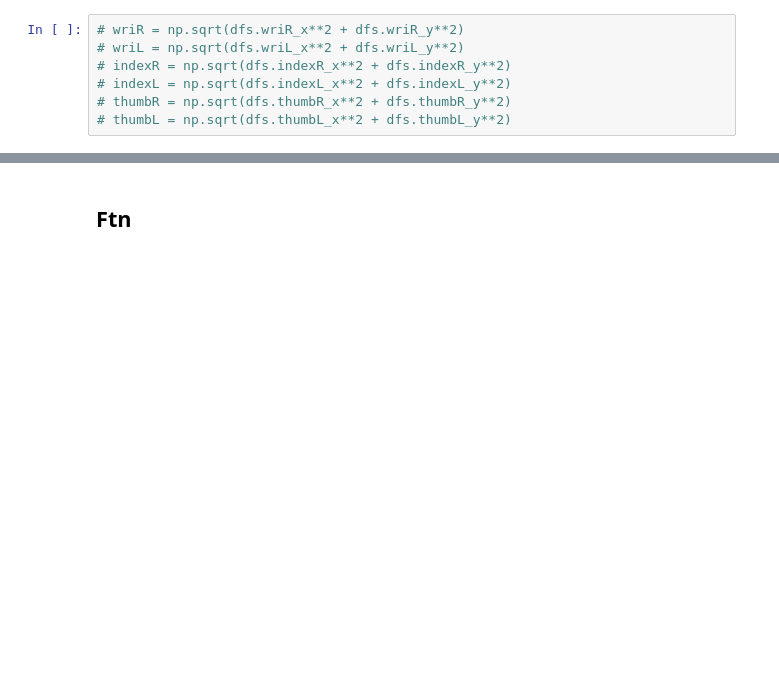
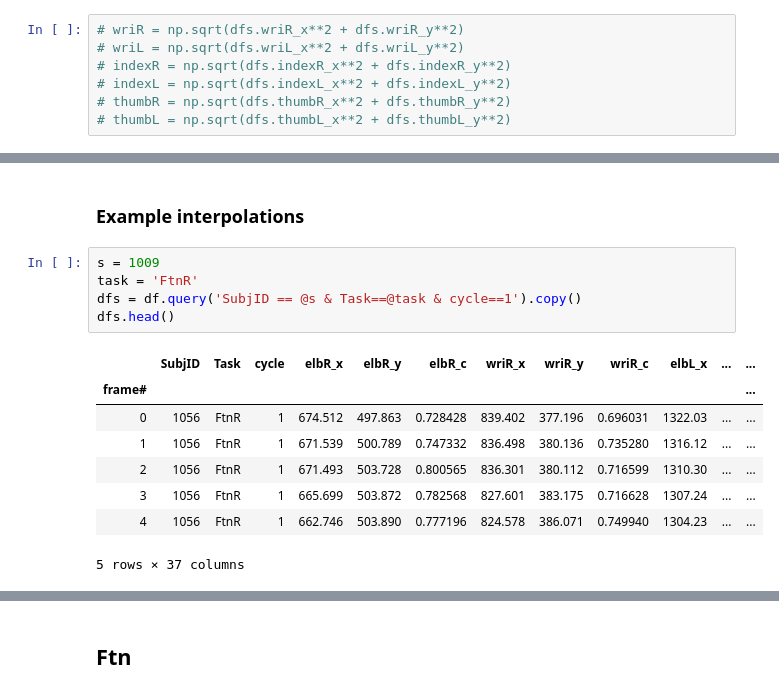
Before and after one commit to Luke3D/PD_PoseEstimation, a Jupyter notebook: Code/Pose_analysis.ipynb, the cells around one changed output, grey strips where cells are left out. Cells and saved outputs as stored; diff of their text form; blank space fills up the shorter version.

```diff
--- a/Code/Pose_analysis.ipynb
+++ b/Code/Pose_analysis.ipynb
@@ -251,3 +235,19 @@ def plot_joint_trajectory(task='FtnR', subjs='All', cycle=1, size=8, colormap=Fa
     for i in range(6):
         ax[i].grid()
         ax[i].legend(subjs)
+# %% [markdown]
+### Example interpolations
+# %%
+s = 1009
+task = 'FtnR'
+dfs = df.query('SubjID == @s & Task==@task & cycle==1').copy()
+dfs.head()
+# %% [output]
+|  | SubjID | Task | cycle | elbR_x | elbR_y | elbR_c | wriR_x | wriR_y | wriR_c | elbL_x | ... | ... |
+| frame# |  |  |  |  |  |  |  |  |  |  |  | ... |
+| 0 | 1056 | FtnR | 1 | 674.512 | 497.863 | 0.728428 | 839.402 | 377.196 | 0.696031 | 1322.03 | ... | ... |
+| 1 | 1056 | FtnR | 1 | 671.539 | 500.789 | 0.747332 | 836.498 | 380.136 | 0.735280 | 1316.12 | ... | ... |
+| 2 | 1056 | FtnR | 1 | 671.493 | 503.728 | 0.800565 | 836.301 | 380.112 | 0.716599 | 1310.30 | ... | ... |
+| 3 | 1056 | FtnR | 1 | 665.699 | 503.872 | 0.782568 | 827.601 | 383.175 | 0.716628 | 1307.24 | ... | ... |
+| 4 | 1056 | FtnR | 1 | 662.746 | 503.890 | 0.777196 | 824.578 | 386.071 | 0.749940 | 1304.23 | ... | ... |
+5 rows × 37 columns
```
Also changed, not shown: parts of 12 cells of this notebook.
